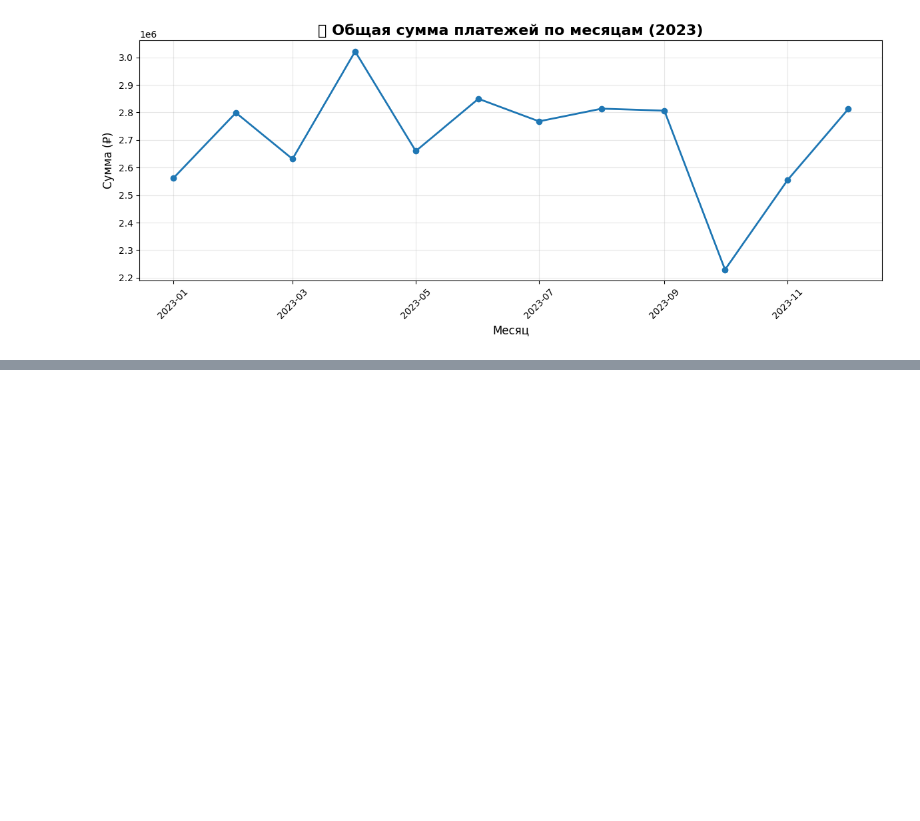
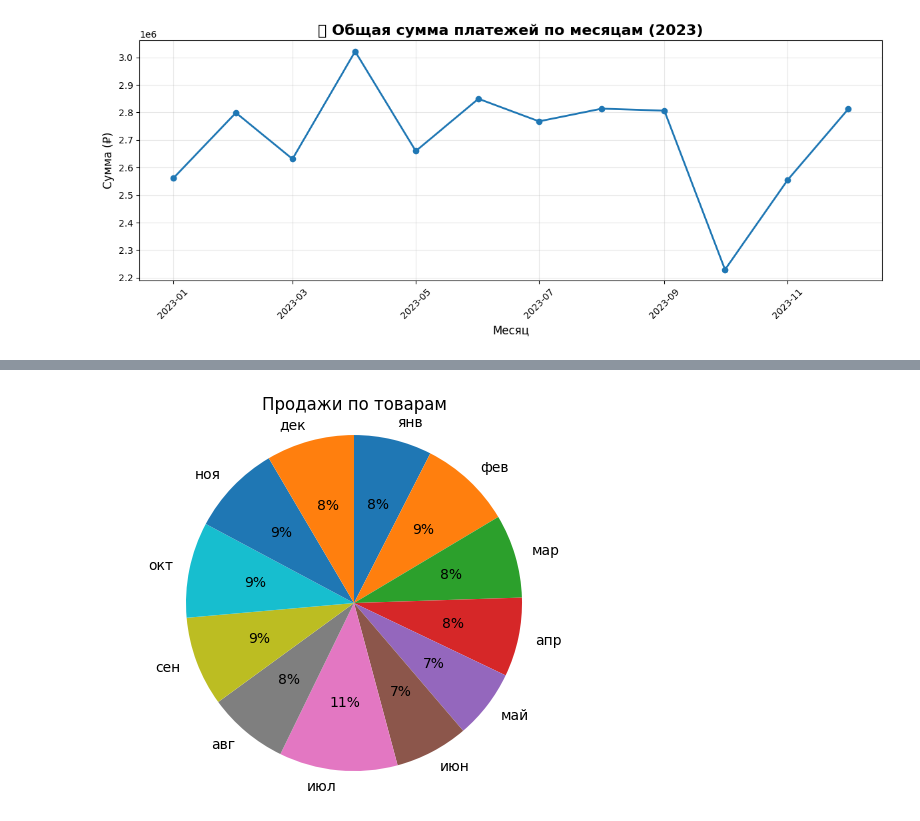
Before and after one commit to RuslanBertenev/api-dashboard, a Jupyter notebook: test-api.ipynb, the cells around one changed output, grey strips where cells are left out. Saved outputs shown, nothing was run; the diff lists cells and outputs as text; code cells hidden in the pictures; blank space fills up the shorter version.

```diff
--- a/test-api.ipynb
+++ b/test-api.ipynb
@@ -230,0 +232,29 @@ plt.show()
+# %%
+import pandas as pd
+import matplotlib.pyplot as plt
+
+total_pays = pd.read_json("payments.json")
+total_pays['date_pay'] = pd.to_datetime(total_pays['date_pay'])
+
+
+payments_2022 = total_pays[total_pays['date_pay'].between('2022-01-01', '2022-12-31 23:59:59')]
+
+
+monthly_sum = payments_2022.groupby(
+    payments_2022['date_pay'].dt.to_period('M')
+)['sum_pay'].sum().reset_index()
+
+monthly_sum['month'] = monthly_sum['date_pay'].dt.to_timestamp()
+monthly_sum.head()
+
+labels = ["янв","фев","мар","апр","май","июн","июл","авг","сен","окт","ноя","дек"]
+# sizes = []  # Процентные доли или абсолютные значения
+
+# Создание круговой диаграммы
+plt.pie(monthly_sum["sum_pay"], labels=labels, autopct='%1.0f%%', startangle=90, counterclock=False)
+plt.title('Продажи по товарам')
+plt.axis('equal')  # Круг будет действительно круглым
+plt.savefig('total_2022.png')
+plt.show()
+# %% [output]
+[figure, added]
```
Also changed, not shown: parts of 1 cell of this notebook, 3 other files.
